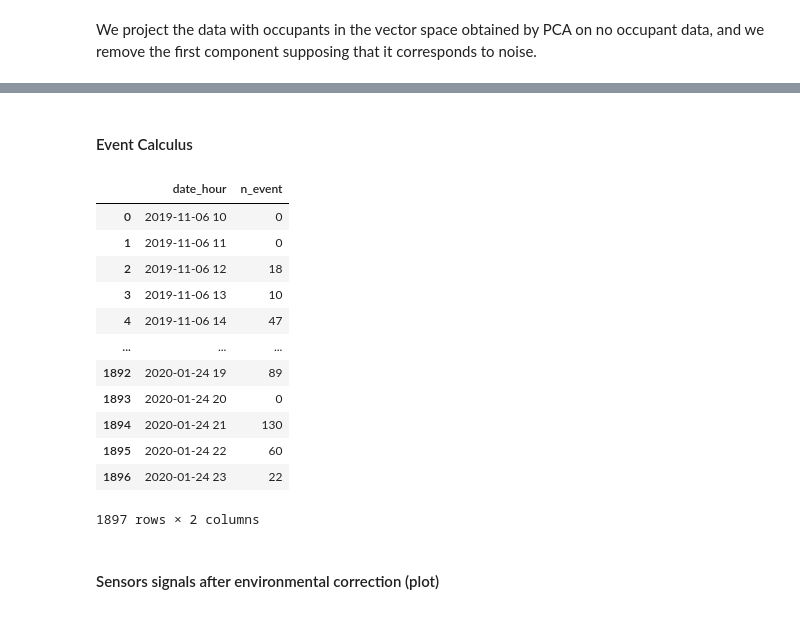
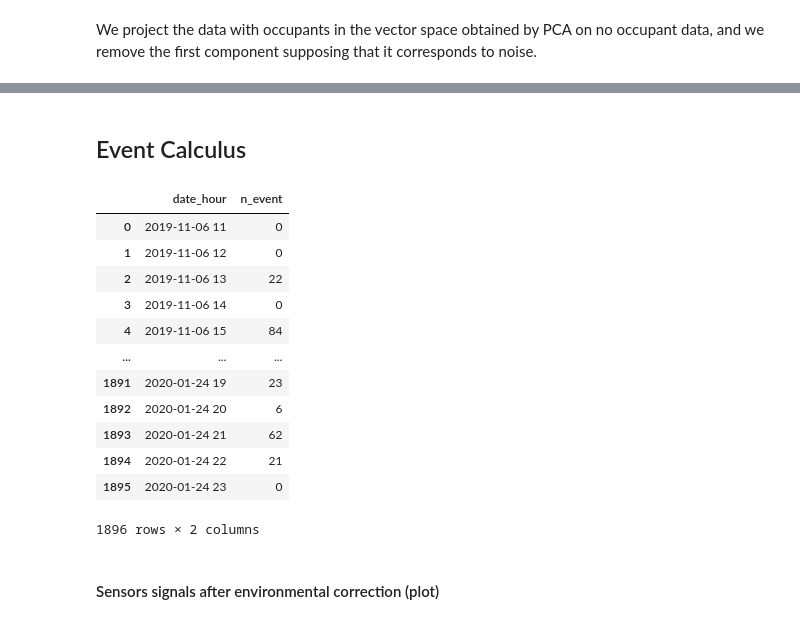
Before and after one commit to eskinderit/single-elders-home-monitoring, a Jupyter notebook: single-elders-home-monitoring/single-elders-monitoring-PCAfiltering.ipynb, the cells around one changed output, grey strips where cells are left out. Cells and saved outputs as stored; diff of their text form; code cells hidden in the pictures.

```diff
--- a/single-elders-home-monitoring/single-elders-monitoring-PCAfiltering.ipynb
+++ b/single-elders-home-monitoring/single-elders-monitoring-PCAfiltering.ipynb
@@ -493,5 +502,5 @@ inv_transf_occupants_visual.to_csv("./data/database_gas_after_environmental_corr
 # %% [markdown]
-#### Event Calculus
+## Event Calculus
 # %%
 def compute_event(features_matrix):
     event = -1
@@ -518,16 +527,24 @@ def compute_event(features_matrix):
 
     return event
 # %%
-from pyspark.sql.functions import hour
-from pyspark.sql.functions import date_format, sum, when
-
 if COMPUTE_EVENTS:
     inv_transf_occupants = spark.read.csv("./data/database_gas_after_environmental_correction.csv", header=True, inferSchema=True)
+
+
     columns_to_transform = inv_transf_occupants.columns
     columns_to_transform.remove("timestamp")
 
     assembler = VectorAssembler(inputCols=columns_to_transform, outputCol='featuresToWindowPCA')
     assembled_features = assembler.transform(inv_transf_occupants)
+
+
+    # standardize data
+    scaler = StandardScaler(inputCol='featuresToWindowPCA', outputCol="scaled_features_centered", withStd=True, withMean=True)
+    scaler = scaler.fit(assembled_features)
+    assembled_features = scaler.transform(assembled_features) \
+                                .drop("featuresToWindowPCA") \
+                                .withColumnRenamed("scaled_features_centered", 'featuresToWindowPCA')
+
 
     window_size = 360
     window_spec = Window.rowsBetween(-window_size, 0).orderBy("timestamp")
@@ -535,6 +552,7 @@ if COMPUTE_EVENTS:
     compute_event_udf = F.udf(compute_event, IntegerType())
 
     inv_transf_occupants = assembled_features.withColumn("event", compute_event_udf(F.collect_list("featuresToWindowPCA").over(window_spec)))
+
 
     # conversion to float cols
     inv_transf_occupants = inv_transf_occupants.drop('featuresToWindowPCA')
@@ -547,28 +565,25 @@ if COMPUTE_EVENTS:
 else:
     inv_transf_occupants = spark.read.csv("./data/database_gas_after_environmental_correction_with_event.csv", header=True, inferSchema=True)
 # %%
-from pyspark.sql.functions import hour
-from pyspark.sql.functions import date_format, sum, when
-
 inv_transf_occupants = inv_transf_occupants.withColumn("event", when(inv_transf_occupants["event"] == -1, 0).otherwise(inv_transf_occupants["event"]))
-inv_transf_occupants_new = inv_transf_occupants.withColumn("date_hour", date_format(inv_transf_occupants["timestamp"], "yyyy-MM-dd HH"))                      # fixme date_hour string and not timestamp
+inv_transf_occupants_new = inv_transf_occupants.withColumn("date_hour", F.date_format(inv_transf_occupants["timestamp"], "yyyy-MM-dd HH"))
 event_per_hour = inv_transf_occupants_new.groupBy("date_hour").agg(sum(when(inv_transf_occupants_new["event"] == 1, 1).otherwise(0)).alias("n_event"))
 
 event_per_hour.orderBy("date_hour").toPandas()
 # %% [output]
 |  | date_hour | n_event |
-| 0 | 2019-11-06 10 | 0 |
-| 1 | 2019-11-06 11 | 0 |
-| 2 | 2019-11-06 12 | 18 |
-| 3 | 2019-11-06 13 | 10 |
-| 4 | 2019-11-06 14 | 47 |
+| 0 | 2019-11-06 11 | 0 |
+| 1 | 2019-11-06 12 | 0 |
+| 2 | 2019-11-06 13 | 22 |
+| 3 | 2019-11-06 14 | 0 |
+| 4 | 2019-11-06 15 | 84 |
 | ... | ... | ... |
-| 1892 | 2020-01-24 19 | 89 |
-| 1893 | 2020-01-24 20 | 0 |
-| 1894 | 2020-01-24 21 | 130 |
-| 1895 | 2020-01-24 22 | 60 |
-| 1896 | 2020-01-24 23 | 22 |
+| 1891 | 2020-01-24 19 | 23 |
+| 1892 | 2020-01-24 20 | 6 |
+| 1893 | 2020-01-24 21 | 62 |
+| 1894 | 2020-01-24 22 | 21 |
+| 1895 | 2020-01-24 23 | 0 |
-1897 rows × 2 columns
+1896 rows × 2 columns
 # %% [markdown]
 #### Sensors signals after environmental correction (plot)
 # %%
```
Also changed, not shown: parts of 17 cells of this notebook.
